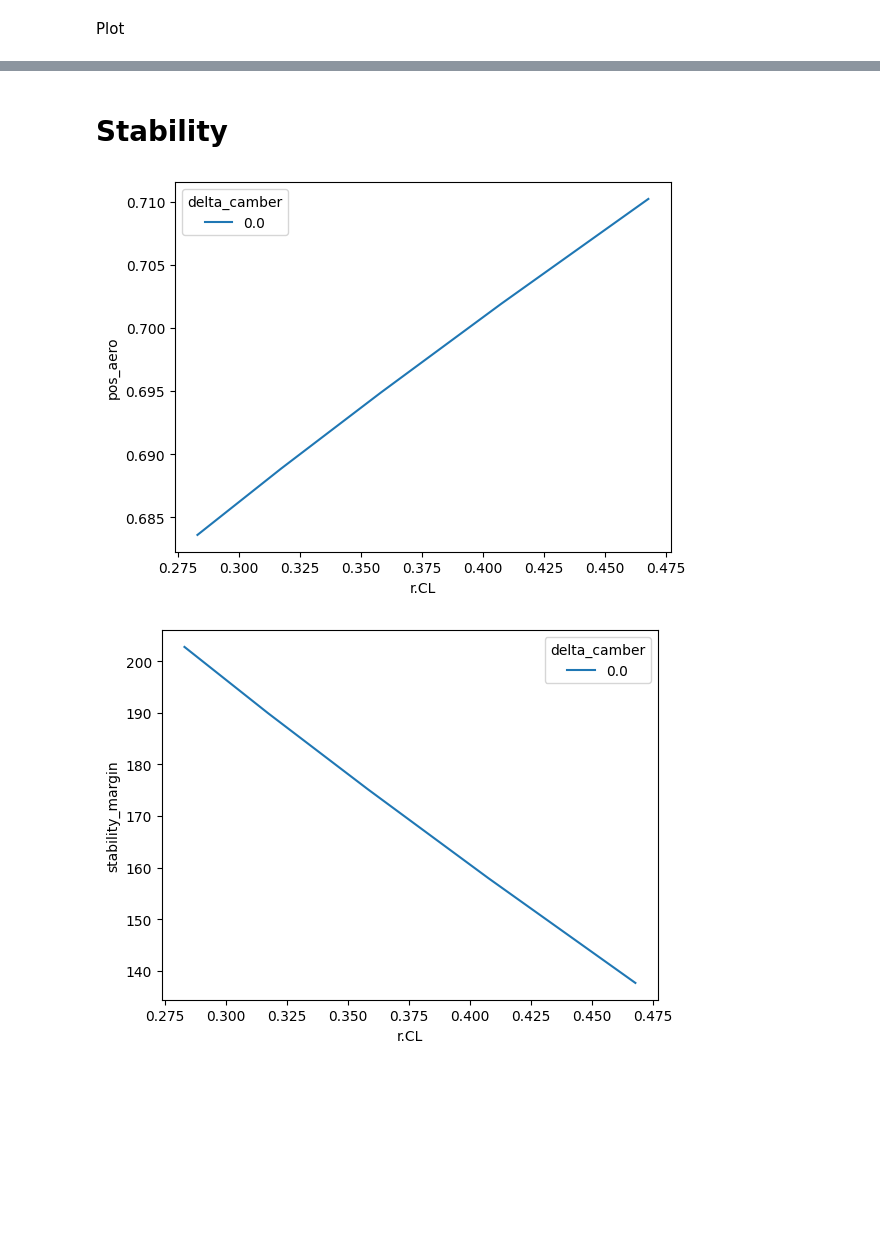
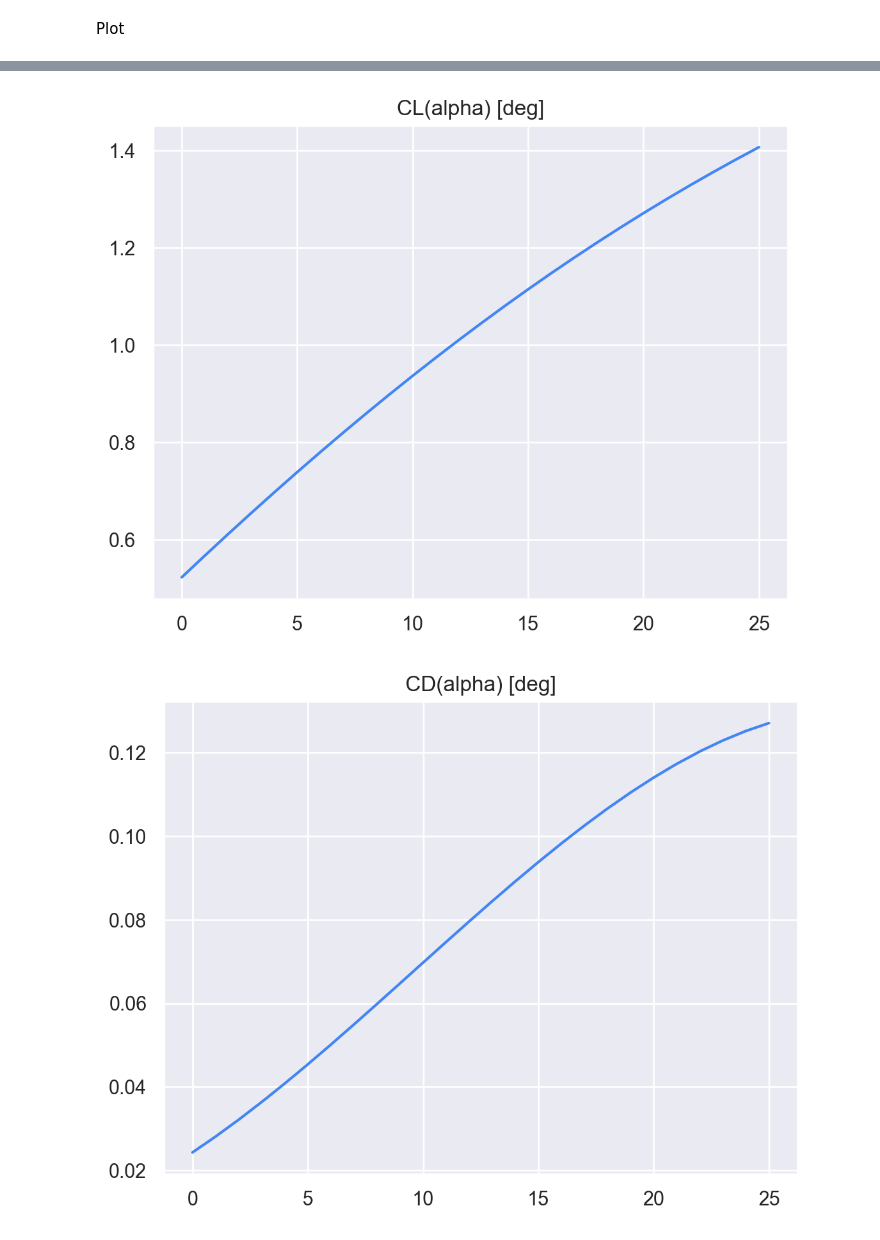
Before and after one commit to RomLmbrt/BEYOND_THE_SEA, a Jupyter notebook: VLM/Tutorial_vlm.ipynb, the cells around one changed output, grey strips where cells are left out. Cells and saved outputs as stored; diff of their text form; code cells hidden in the pictures; blank space fills up the shorter version.

```diff
--- a/VLM/Tutorial_vlm.ipynb
+++ b/VLM/Tutorial_vlm.ipynb
@@ -323,2 +66,18 @@ end
+# %%
+# %% Simulate
+vlm_result = []
+for alpha in range(26) :
+    vlm = asb.VortexLatticeMethod(
+        chordwise_resolution=chordwise_resolution,
+        spanwise_resolution=1,
+        spanwise_spacing_function=np.linspace,
+        airplane=airplane_delft,
+        op_point=asb.OperatingPoint(
+            velocity=velocity,  # m/s
+            alpha=alpha,  # degree
+        ),
+    )
+
+    vlm_result.append(vlm.run())
 # %% [markdown]
 ## Analysis
@@ -471,23 +86,22 @@ Coeff_cl = r_linear[0]
-# %% [markdown]
-# Stability
-# %%
-df["normal_force_aero"] = df["force"] * np.sin(df["angle_fb_geom"])
-df["pos_aero"] = [np.linalg.norm(x) for x in df["find_application_point_aero"]]
-
-df["tension_B"] = (df["pos_aero"]-df["pos_a"]) / (df["pos_b"]-df["pos_a"]) * df["normal_force_aero"]
-df["tension_A"] = (df["pos_b"] - df["pos_aero"]) / (df["pos_b"]-df["pos_a"]) * df["normal_force_aero"]
-df["stability_margin"] = df["tension_A"] - df["tension_B"]
-
-# %% Plot
-# %% Pos aero
-ax_stability = sns.lineplot(data=df, x="r.CL", y="pos_aero", hue="delta_camber")
-ax_alpha_tot.set_title("pos_aero (Cl)")
-plt.show()
-
-# %% Stability margin
-ax_stability = sns.lineplot(data=df, x="r.CL", y="stability_margin", hue="delta_camber")
-ax_alpha_tot.set_title("stability (delta_camber)")
-plt.show()
-# %% [output]
-[figure, removed]
-[figure, removed]
+# %%
+alpha = [alpha for alpha in range(26)]
+CL = [result["CL"] for result in vlm_result]
+CD = [result["CD"] for result in vlm_result]
+
+# %% CL
+ax_CL = sns.lineplot( x=alpha, y=CL)
+ax_CL.set_title("CL(alpha) [deg]")
+plt.show()
+
+# %% CD
+ax_CD = sns.lineplot( x=alpha, y=CD)
+ax_CD.set_title("CD(alpha) [deg]")
+plt.show()
+
+# %% CL/CD
+ax_CLCD = sns.lineplot( x=CD, y=CL)
+ax_CLCD.set_title("CL(CD) [deg]")
+plt.show()
+# %% [output]
+[figure, added]
+[figure, added]
```
Also changed, not shown: parts of 13 cells of this notebook, 3 other files.
